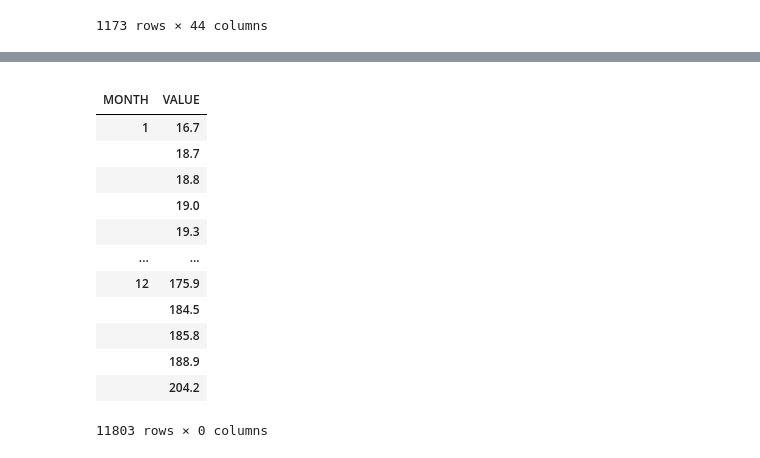
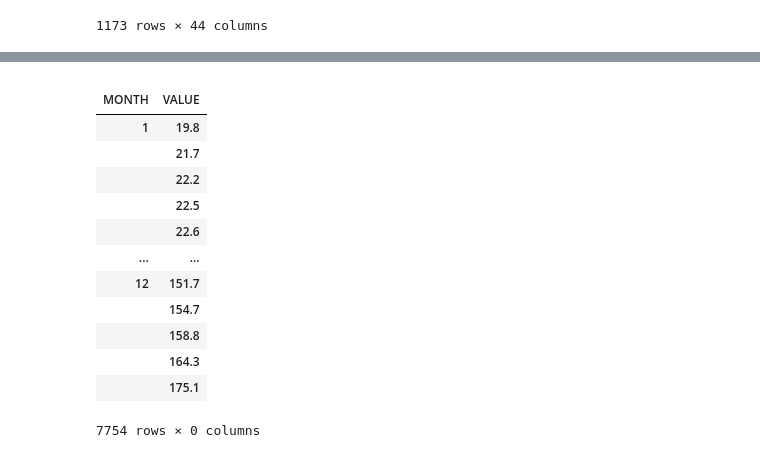
Before and after one commit to ubco-W2022T2-data301/project-group-group-2, a Jupyter notebook: analysis/analysis2.ipynb, the cells around one changed output, grey strips where cells are left out. Drawn from its saved outputs; the diff is of its cells as text; code cells hidden in the pictures.

```diff
--- a/analysis/analysis2.ipynb
+++ b/analysis/analysis2.ipynb
@@ -12,8 +12,18 @@ import numpy as np
 import pandas as pd
 import matplotlib.pyplot as plt
 sns.set_theme(style="darkgrid")
+# %%
+def load_and_process(url):
+    df = (pd.read_csv(url)
+          .rename(columns={'GEO':'PLACE', 'REF_DATE':'DATE', 'New housing price indexes': 'PLOT'})
+          .drop(columns=["DGUID", "UOM", "UOM_ID", "SCALAR_ID","SCALAR_FACTOR", "COORDINATE", 'TERMINATED', 'SYMBOL', 'STATUS', 'DECIMALS', 'VECTOR'])
+         )
+    df = df[df['PLOT'] == "Total (house and land)"]
+    df['DATE'] = pd.to_datetime(df['DATE'])
+    df['MONTH'] = df['DATE'].dt.month
+    return df
 # %%
-df_index= pd.read_csv("../data/raw/Montly Data/Montly-index.csv")
+df_index= load_and_process("../data/raw/Montly Data/Montly-index.csv")
 # %%
 df_index
 # %% [output]
@@ -137,18 +68,18 @@ df
 # %%
-df_index_month = df.groupby(["MONTH","VALUE"]).agg('mean','count')
+df_index_month = df_index.groupby(["MONTH","VALUE"]).agg('mean','count')
 df_index_month
 # %% [output]
 |  |  |
 | MONTH | VALUE |
-| 1 | 16.7 |
-|  | 18.7 |
-|  | 18.8 |
-|  | 19.0 |
-|  | 19.3 |
+| 1 | 19.8 |
+|  | 21.7 |
+|  | 22.2 |
+|  | 22.5 |
+|  | 22.6 |
 | ... | ... |
-| 12 | 175.9 |
-|  | 184.5 |
-|  | 185.8 |
-|  | 188.9 |
-|  | 204.2 |
+| 12 | 151.7 |
+|  | 154.7 |
+|  | 158.8 |
+|  | 164.3 |
+|  | 175.1 |
-11803 rows × 0 columns
+7754 rows × 0 columns
```
Also changed, not shown: parts of 19 cells of this notebook, 2 other files.
